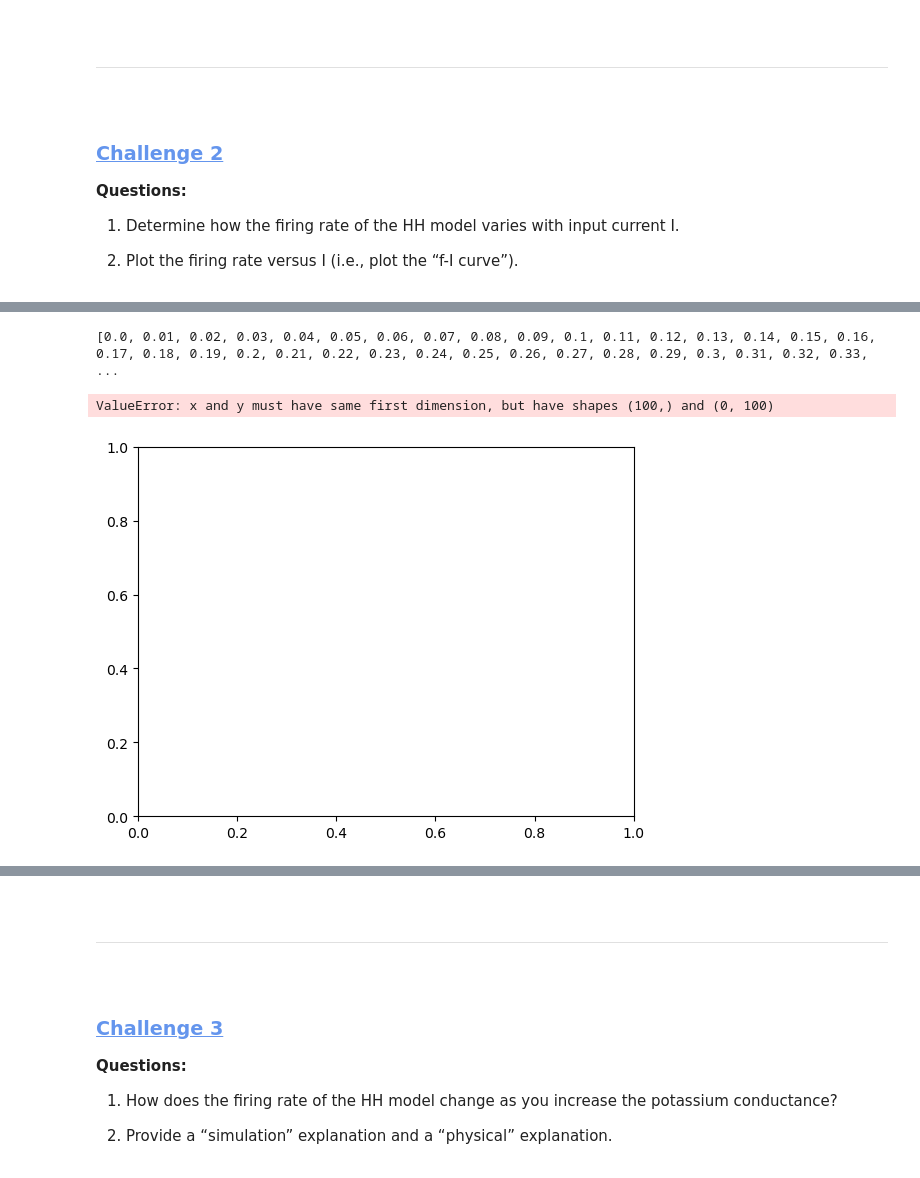
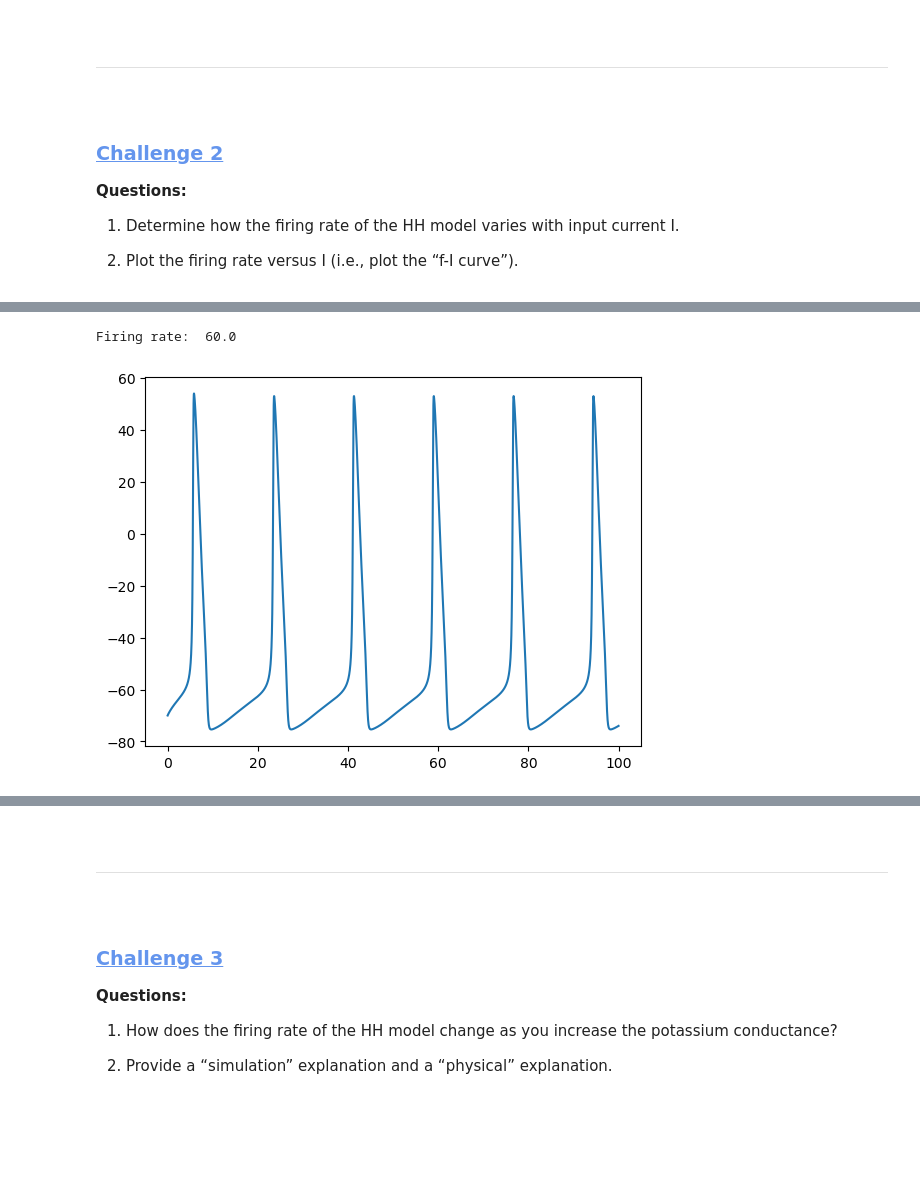
Before and after one commit to brittahn/CASMA665, a Jupyter notebook: Homeworks/AhnB_HW2-HH_CASMA665_F2024.ipynb, the cells around one changed output, grey strips where cells are left out. Drawn from its saved outputs; the diff is of its cells as text; code cells hidden in the pictures; blank space fills up the shorter version.

```diff
--- a/Homeworks/AhnB_HW2-HH_CASMA665_F2024.ipynb
+++ b/Homeworks/AhnB_HW2-HH_CASMA665_F2024.ipynb
@@ -214,4 +240,7 @@ ___
 # %%
+# Import libraries
+from scipy.signal import find_peaks
+
 # Define a function which computes the firing rate using HH model.
 
 """
@@ -223,6 +252,8 @@ T0 -- duration of simulation, to be converted to milliseconds by time step dt
 
 Returns:
 firing_rate --- firing rate (spikes per second)
+t --- time array (ms)
+V --- voltage array
 """
 # Define an array called HH which takes arguments I0
 def HH_firingrate(I0, T0):
@@ -243,52 +274,49 @@ def HH_firingrate(I0, T0):
     t = np.arange(0,T)*dt
     V = np.zeros([T,1])
     m = np.zeros([T,1])
     h = np.zeros([T,1])
     n = np.zeros([T,1])
 
     # Define initial values for voltages, activation/inactivation variables (m, h, n)
     V[0]=-70.0
     m[0]=0.05
     h[0]=0.54
     n[0]=0.34
 
     # Apply a numerical method (forward Euler) to compute the next value in the arrays for:
     for i in range(0,T-1):
 
         # Voltage
         V[i+1] = V[i] + dt*(gNa0*m[i]**3*h[i]*(ENa-(V[i]+65)) + gK0*n[i]**4*(EK-(V[i]+65)) + gL0*(EL-(V[i]+65)) + I0);
 
         # Sodium activation
         m[i+1] = m[i] + dt*(alphaM(V[i])*(1-m[i]) - betaM(V[i])*m[i]);
 
         # Sodium inactivation
         h[i+1] = h[i] + dt*(alphaH(V[i])*(1-h[i]) - betaH(V[i])*h[i]);
 
         # Potassium activation
         n[i+1] = n[i] + dt*(alphaN(V[i])*(1-n[i]) - betaN(V[i])*n[i]);
 
+    # Create voltage array (list of voltages)
+    voltages=[]
+    for i in range(V.size):
+        voltages.append(V[i][0])
+
     # Compute firing rate
-    spike_count =
+    spike_count = find_peaks(voltages)[0].size
     firing_rate = spike_count/.1
 
-    return firing_rate
+    return firing_rate,t,V
+
+# Call function
+firing_rate,t,V = HH_firingrate(0,100)
+
+print("Firing rate: ", firing_rate)
+
+plt.figure()
+plt.plot(t,V)
+plt.show()
+# %% [output]
+Firing rate:  60.0
+[figure, added]
-# %%
-# Initialize arrays of currents, firing rates
-arr_I = []
-arr_rates = []
-T0=100
-
-for i in range(0,100):  # 0 to 99
-    arr_I.append(i*.01)
-
-# Recursively call the HH_firingrate(I0,T0) function.
-for i in arr_I:
-    arr_rates.append(HH_rates(i))
-
-plt.figure()
-plt.plot(arr_I, arr_rates)
-plt.show()
-# %% [output]
-[0.0, 0.01, 0.02, 0.03, 0.04, 0.05, 0.06, 0.07, 0.08, 0.09, 0.1, 0.11, 0.12, 0.13, 0.14, 0.15, 0.16, 0.17, 0.18, 0.19, 0.2, 0.21, 0.22, 0.23, 0.24, 0.25, 0.26, 0.27, 0.28, 0.29, 0.3, 0.31, 0.32, 0.33, ...
-ValueError: x and y must have same first dimension, but have shapes (100,) and (0, 100)
-[figure, removed]
```
Also changed, not shown: parts of 8 cells of this notebook.
